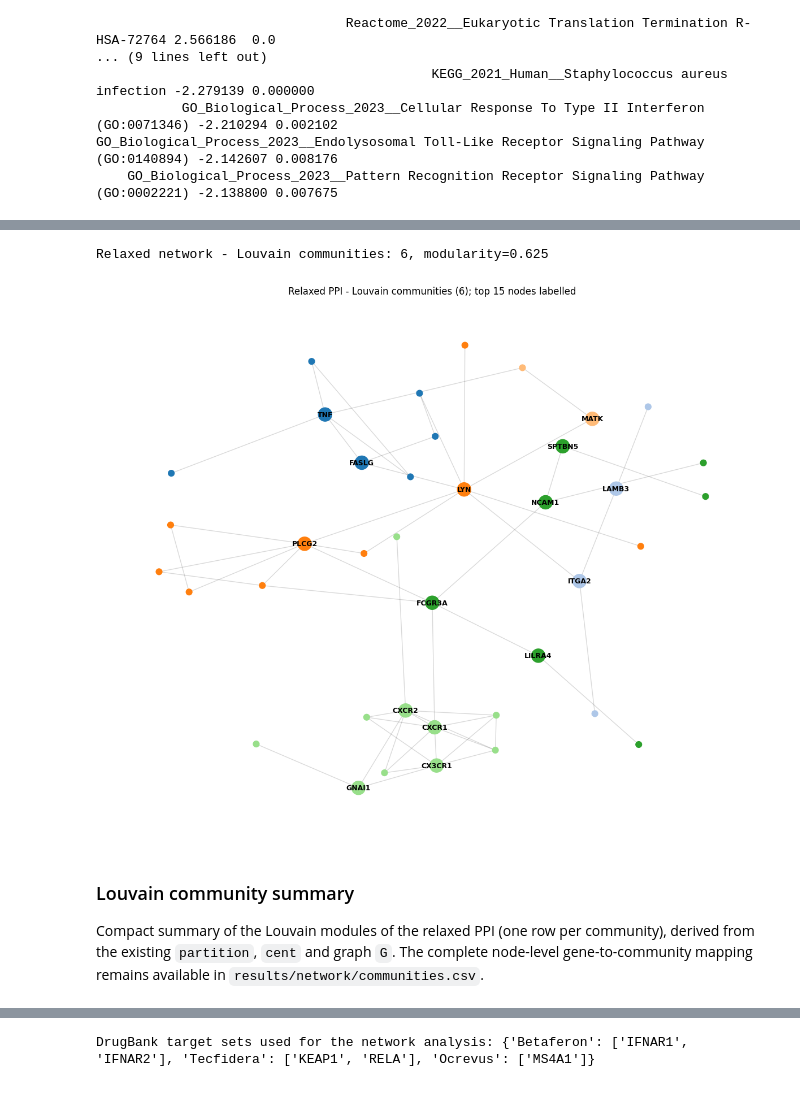
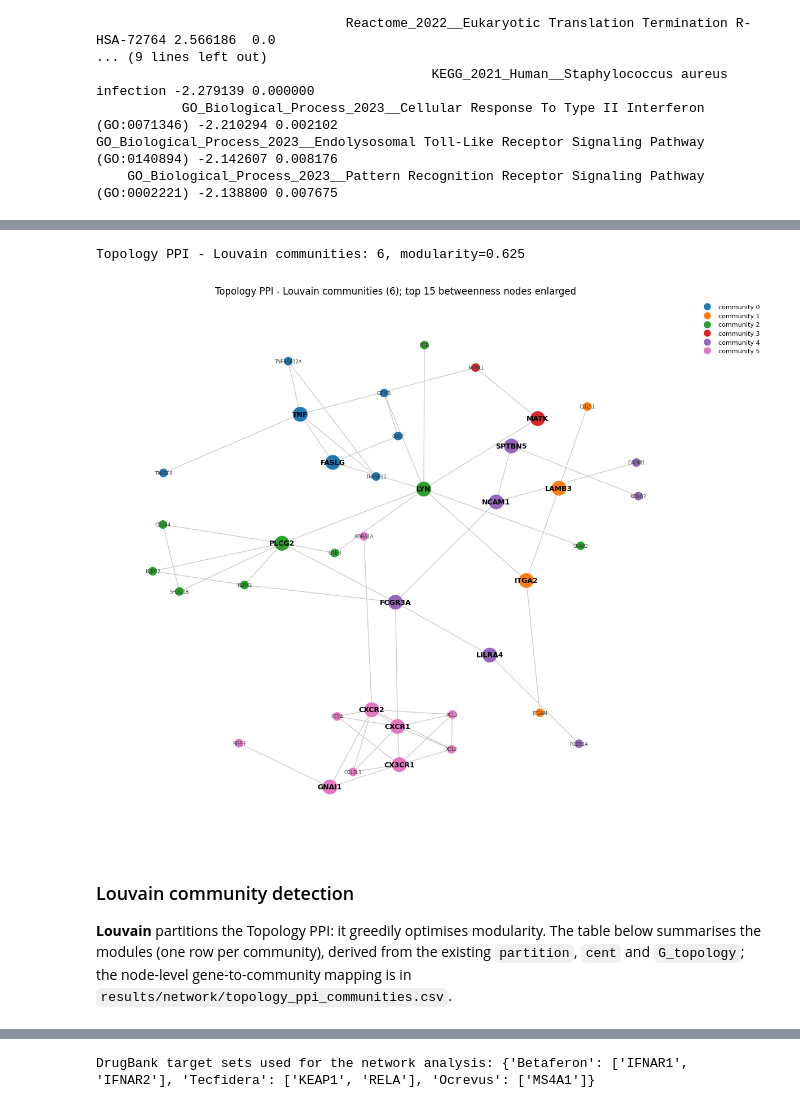
Before and after one commit to ilegul/ms-cd4, a Jupyter notebook: notebooks/BSB_CD4_MS_assignment.ipynb, the cells around one changed output, grey strips where cells are left out. Drawn from its saved outputs; the diff is of its cells as text; code cells hidden in the pictures.

```diff
--- a/notebooks/BSB_CD4_MS_assignment.ipynb
+++ b/notebooks/BSB_CD4_MS_assignment.ipynb
@@ -1043,7 +975,7 @@ meta['condition'] = meta['condition'].astype(str)
 meta['sex'] = meta['sex'].astype(str)
 print('Genes after filtering:', counts_t.shape[1])
 
-dds = DeseqDataSet(counts=counts_t, metadata=meta, design='~ sex + condition', refit_cooks=True)
+dds = DeseqDataSet(counts=counts_t, metadata=meta, design='~ sex + condition')
 dds.deseq2()
 # %% [output]
 Genes after filtering: 26094
@@ -1834,5 +2052,5 @@ Operational disease module = top 15 nodes by betweenness centrality (degree tie-
 # %%
-# --- Relaxed network: Louvain community detection (modularity-based) ---
+# --- Topology PPI: Louvain community detection (modularity-based) ---
 import networkx.algorithms.community as nxcom
 
 def label_map(comms):
@@ -1841,38 +2059,43 @@ def label_map(comms):
         for n in c: m[n] = i
     return m
 
-if G.number_of_edges() == 0:
+if G_topology.number_of_edges() == 0:
     raise RuntimeError('PPI graph has no edges - relax PPI_P/PPI_LFC in the STRING cell above.')
 
-# Louvain (greedy modularity optimisation, standard for PPI; the community method covered in class)
-louvain = nxcom.louvain_communities(G, weight='weight', seed=42)
+# Louvain (greedy modularity optimisation)
+louvain = nxcom.louvain_communities(G_topology, weight='weight', seed=42)
 partition = label_map(louvain)
-modularity = nxcom.modularity(G, louvain, weight='weight')
-print(f'Relaxed network - Louvain communities: {len(louvain)}, modularity={modularity:.3f}')
+modularity = nxcom.modularity(G_topology, louvain, weight='weight')
+print(f'Topology PPI - Louvain communities: {len(louvain)}, modularity={modularity:.3f}')
+COMM_COLORS = [plt.cm.tab10(i) for i in (0, 1, 2, 3, 4, 6, 8, 9)]  # qualitative palette (no brown/grey)
 
-nx.set_node_attributes(G, partition, 'community')
-pd.Series(partition, name='community').sort_index().to_csv(NET/'communities.csv')  # sorted -> byte-stable across runs
+nx.set_node_attributes(G_topology, partition, 'community')
+pd.Series(partition, name='community').sort_index().to_csv(NET/'topology_ppi_communities.csv')
 # %% [output]
-Relaxed network - Louvain communities: 6, modularity=0.625
+Topology PPI - Louvain communities: 6, modularity=0.625
 # %%
-# --- Draw the network coloured by community, top nodes enlarged ---
-pos = nx.spring_layout(G, seed=42, k=0.5)
+# Topology PPI coloured by Louvain community; the top-betweenness disease-module nodes are enlarged.
+from matplotlib.lines import Line2D
+pos = nx.spring_layout(G_topology, seed=42, k=0.5)
 ncomm = len(set(partition.values()))
-cmap = plt.cm.tab20
-node_col = [cmap(partition[n] % 20) for n in G.nodes()]
-node_sz  = [300 if n in disease_module else 60 for n in G.nodes()]
-fig, ax = plt.subplots(figsize=(12,10))
-nx.draw_networkx_edges(G, pos, alpha=0.15, ax=ax)
-nx.draw_networkx_nodes(G, pos, node_color=node_col, node_size=node_sz, ax=ax)
-nx.draw_networkx_labels(G, pos, labels={n:n for n in disease_module}, font_size=9, font_weight='bold', ax=ax)
-ax.set_title(f'Relaxed PPI - Louvain communities ({ncomm}); top {TOPK} nodes labelled'); ax.axis('off')
-plt.tight_layout(); plt.savefig(NET/'ppi_communities.png', dpi=150); plt.show()
+_minor = [n for n in G_topology.nodes() if n not in betweenness_disease_module]
+fig, ax = plt.subplots(figsize=(12, 10))
+nx.draw_networkx_edges(G_topology, pos, edge_color='0.8', width=1.0, ax=ax)
+nx.draw_networkx_nodes(G_topology, pos, node_color=[COMM_COLORS[partition[n] % len(COMM_COLORS)] for n in G_topology.nodes()],
+                       node_size=[320 if n in betweenness_disease_module else 100 for n in G_topology.nodes()], ax=ax)
+nx.draw_networkx_labels(G_topology, pos, labels={n: n for n in _minor}, font_size=6, font_color='#333333', ax=ax)
+nx.draw_networkx_labels(G_topology, pos, labels={n: n for n in betweenness_disease_module}, font_size=9, font_weight='bold', ax=ax)
+ax.set_title(f'Topology PPI - Louvain communities ({ncomm}); top {TOPK} betweenness nodes enlarged'); ax.axis('off')
+_leg = [Line2D([0], [0], marker='o', linestyle='none', markerfacecolor=COMM_COLORS[c % len(COMM_COLORS)],
+               markeredgecolor='none', markersize=9, label=f'community {c}') for c in sorted(set(partition.values()))]
+ax.legend(handles=_leg, loc='upper left', bbox_to_anchor=(1.01, 1.0), fontsize=8, frameon=False)
+plt.tight_layout(); plt.savefig(NET/'ppi_communities.png', dpi=150, bbox_inches='tight'); plt.show()
 # %% [output]
-[figure, old version]
+[figure, new version]
 # %% [markdown]
-### Louvain community summary
+### Louvain community detection
 
-Compact summary of the Louvain modules of the relaxed PPI (one row per community), derived
-from the existing `partition`, `cent` and graph `G`. The complete node-level gene-to-community mapping
-remains available in `results/network/communities.csv`.
+**Louvain** partitions the Topology PPI: it greedily optimises modularity. The table below summarises the modules (one row per community), derived from
+the existing `partition`, `cent` and `G_topology`; the node-level gene-to-community mapping is in
+`results/network/topology_ppi_communities.csv`.
 # %%
```
Also changed, not shown: parts of 85 cells of this notebook, 57 other files.
